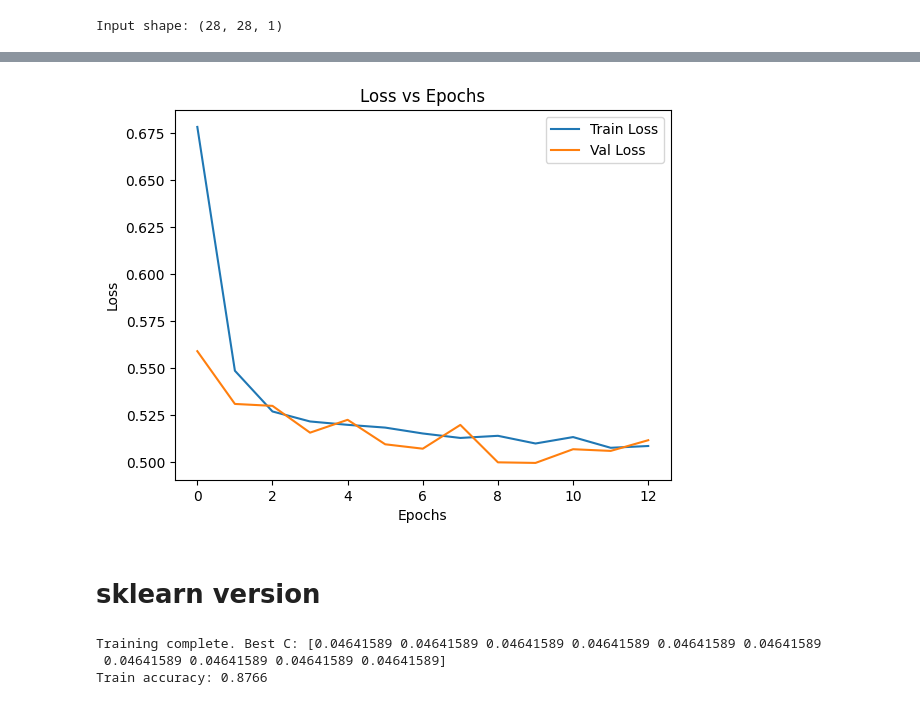
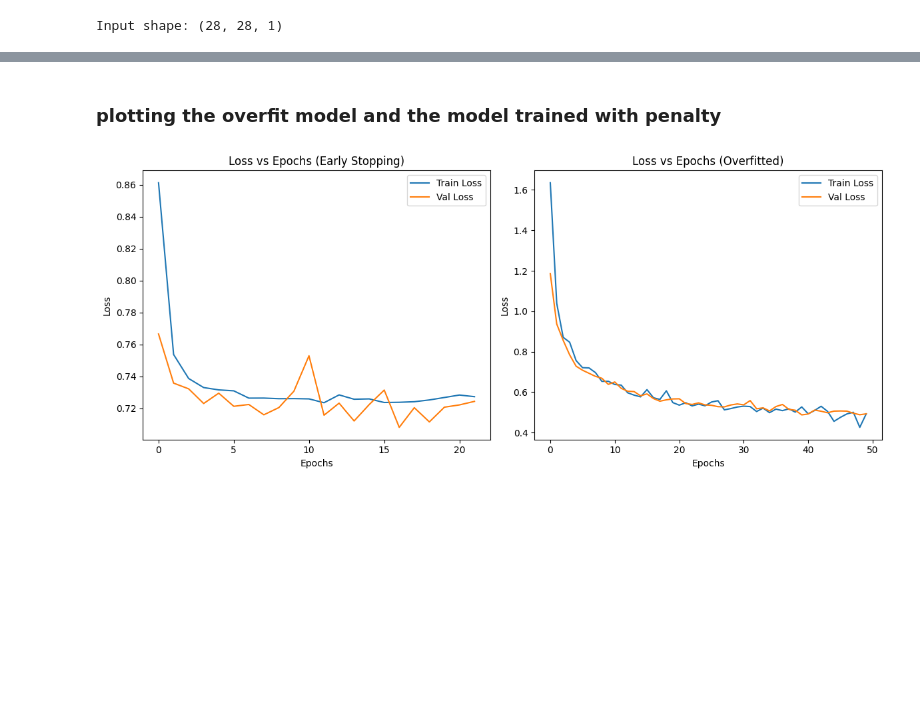
Before and after one commit to Salekin-13/intro-to-ml-basics, a Jupyter notebook: test_book.ipynb, the cells around one changed output, grey strips where cells are left out. Drawn from its saved outputs; the diff is of its cells as text; code cells hidden in the pictures; blank space fills up the shorter version.

```diff
--- a/test_book.ipynb
+++ b/test_book.ipynb
@@ -163,0 +208,6 @@ dict_keys(['accuracy', 'loss', 'val_accuracy', 'val_loss'])
+# %%
+early_stop = tf.keras.callbacks.EarlyStopping(
+    monitor='val_loss',      # watch validation loss
+    patience=5,              # stop if val_loss doesn’t improve for n epochs
+    restore_best_weights=True  # load best weights after stop
+)
@@ -163,0 +255,13 @@ dict_keys(['accuracy', 'loss', 'val_accuracy', 'val_loss'])
+# %%
+log_model_of = LogReg(input_shape=input_shape, num_classes=num_classes)
+log_model_of.tfLogReg()  # initializes the tf_model inside the class
+
+small_train_data, _ = split_large_dataset(train_ds, val_ratio=0.98, batch_size=f_dataset.batch_size, total_size= len(f_dataset.train_ds[0]))
+
+# Train model on FashionMNIST
+history_of = log_model_of.tf_model.fit(
+    small_train_data,
+    validation_data=val_data,
+    epochs=50,
+    callbacks=[] #no early stopping
+)
@@ -164,41 +286,27 @@ dict_keys(['accuracy', 'loss', 'val_accuracy', 'val_loss'])
+# %% [markdown]
+### plotting the overfit model and the model trained with penalty
 # %%
 import matplotlib.pyplot as plt
 
-plt.plot(history.history['loss'], label='Train Loss')
-plt.plot(history.history['val_loss'], label='Val Loss')
-plt.xlabel('Epochs')
-plt.ylabel('Loss')
-plt.title('Loss vs Epochs')
-plt.legend()
+fig, axes = plt.subplots(1, 2, figsize=(12, 5))  # 1 row, 2 columns
+
+# Plot 1: Trained with Early Stopping
+axes[0].plot(history.history['loss'], label='Train Loss')
+axes[0].plot(history.history['val_loss'], label='Val Loss')
+axes[0].set_xlabel('Epochs')
+axes[0].set_ylabel('Loss')
+axes[0].set_title('Loss vs Epochs (Early Stopping)')
+axes[0].legend()
+
+# Plot 2: Overfitted
+axes[1].plot(history_of.history['loss'], label='Train Loss')
+axes[1].plot(history_of.history['val_loss'], label='Val Loss')
+axes[1].set_xlabel('Epochs')
+axes[1].set_ylabel('Loss')
+axes[1].set_title('Loss vs Epochs (Overfitted)')
+axes[1].legend()
+
+plt.tight_layout()  # Auto-adjust spacing between plots
 plt.show()
 # %% [output]
-[figure, old version]
+[figure, new version]
-# %% [markdown]
-# sklearn version
-# %%
-import tensorflow as tf
-import numpy as np
-
-
-# Unbatch and flatten images for scikit-learn
-X_flat = []
-y_flat = []
-
-for X_batch, y_batch in train_ds.unbatch().take(10000):  # take a subset for faster training
-    X_flat.append(tf.reshape(X_batch, [-1]))
-    y_flat.append(y_batch)
-
-
-X_flat = np.stack(X_flat)
-y_flat = np.array(y_flat)
-
-# Train scikit-learn model
-log_model.skLogReg()
-log_model.sk_model.fit(X_flat, y_flat)
-
-print("Training complete. Best C:", log_model.sk_model.C_)
-print("Train accuracy:", log_model.sk_model.score(X_flat, y_flat))
-# %% [output]
-Training complete. Best C: [0.04641589 0.04641589 0.04641589 0.04641589 0.04641589 0.04641589
- 0.04641589 0.04641589 0.04641589 0.04641589]
-Train accuracy: 0.8766
```
Also changed, not shown: parts of 38 cells of this notebook, 3 other files.
